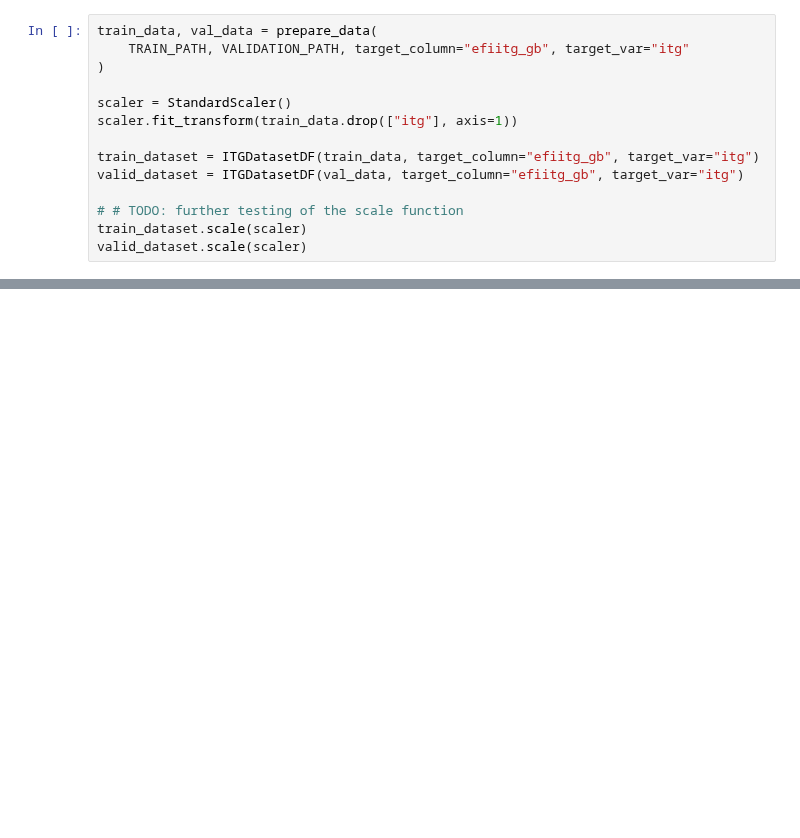
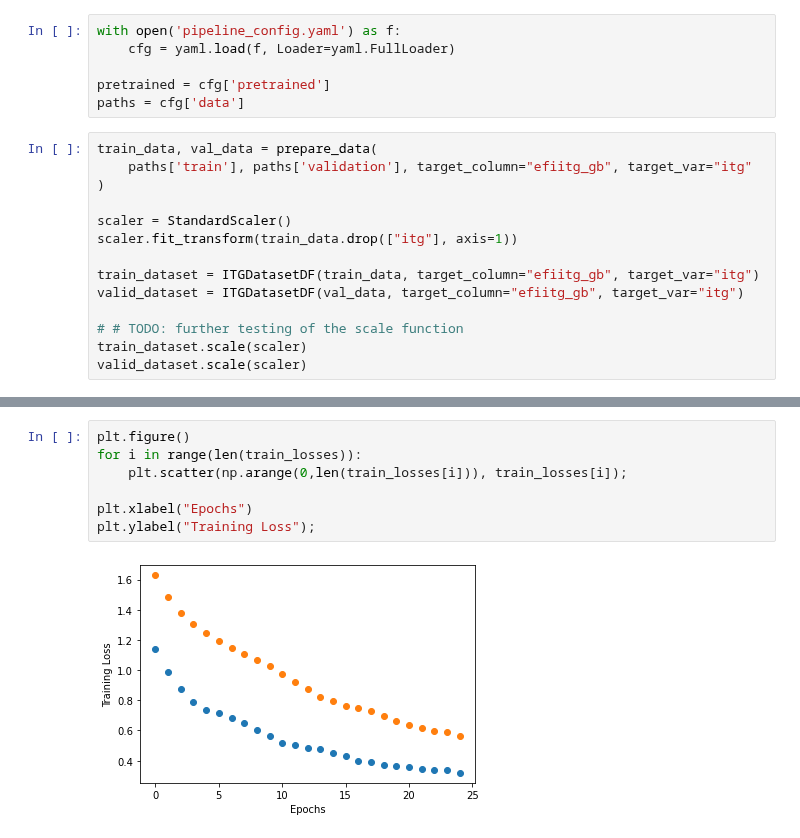
Before and after one commit to zcapjdb/UKAEAGroupProject, a Jupyter notebook: src/notebooks/run_pipeline.ipynb, the cells around one changed output, grey strips where cells are left out. Cells and saved outputs as stored; diff of their text form; blank space fills up the shorter version.

```diff
--- a/src/notebooks/run_pipeline.ipynb
+++ b/src/notebooks/run_pipeline.ipynb
@@ -45,6 +19,12 @@ VALIDATION_PATH = "/Users/thandikiremadula/Desktop/UKAEA_data/valid_data_clipped
+# %%
+with open('pipeline_config.yaml') as f:
+    cfg = yaml.load(f, Loader=yaml.FullLoader)
+
+pretrained = cfg['pretrained']
+paths = cfg['data']
 # %%
 train_data, val_data = prepare_data(
-    TRAIN_PATH, VALIDATION_PATH, target_column="efiitg_gb", target_var="itg"
+    paths['train'], paths['validation'], target_column="efiitg_gb", target_var="itg"
 )
 
 scaler = StandardScaler()
@@ -130,0 +226,9 @@ plot_mse_change(ground_truth, prediction_before, prediction_after, uncertainties
+# %%
+plt.figure()
+for i in range(len(train_losses)):
+    plt.scatter(np.arange(0,len(train_losses[i])), train_losses[i]);
+
+plt.xlabel("Epochs")
+plt.ylabel("Training Loss");
+# %% [output]
+[figure, added]
```
Also changed, not shown: parts of 20 cells of this notebook, 3 other files.
